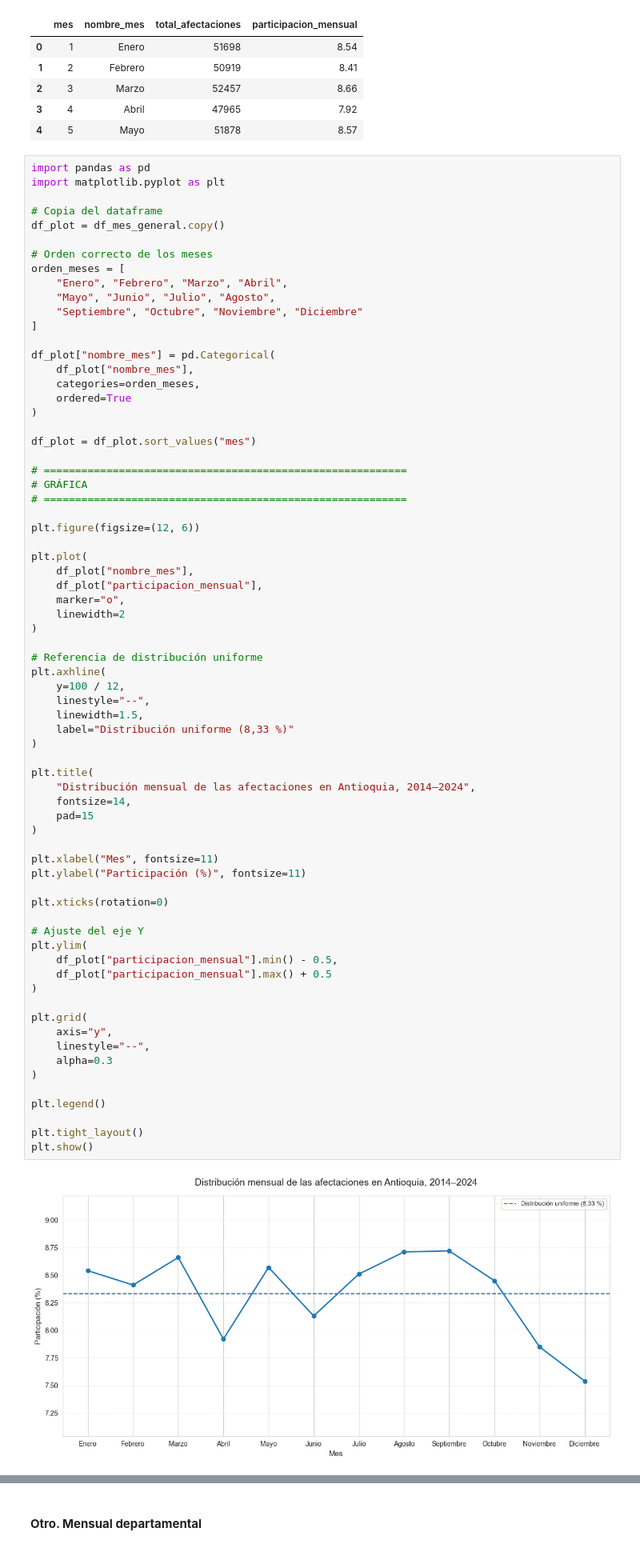
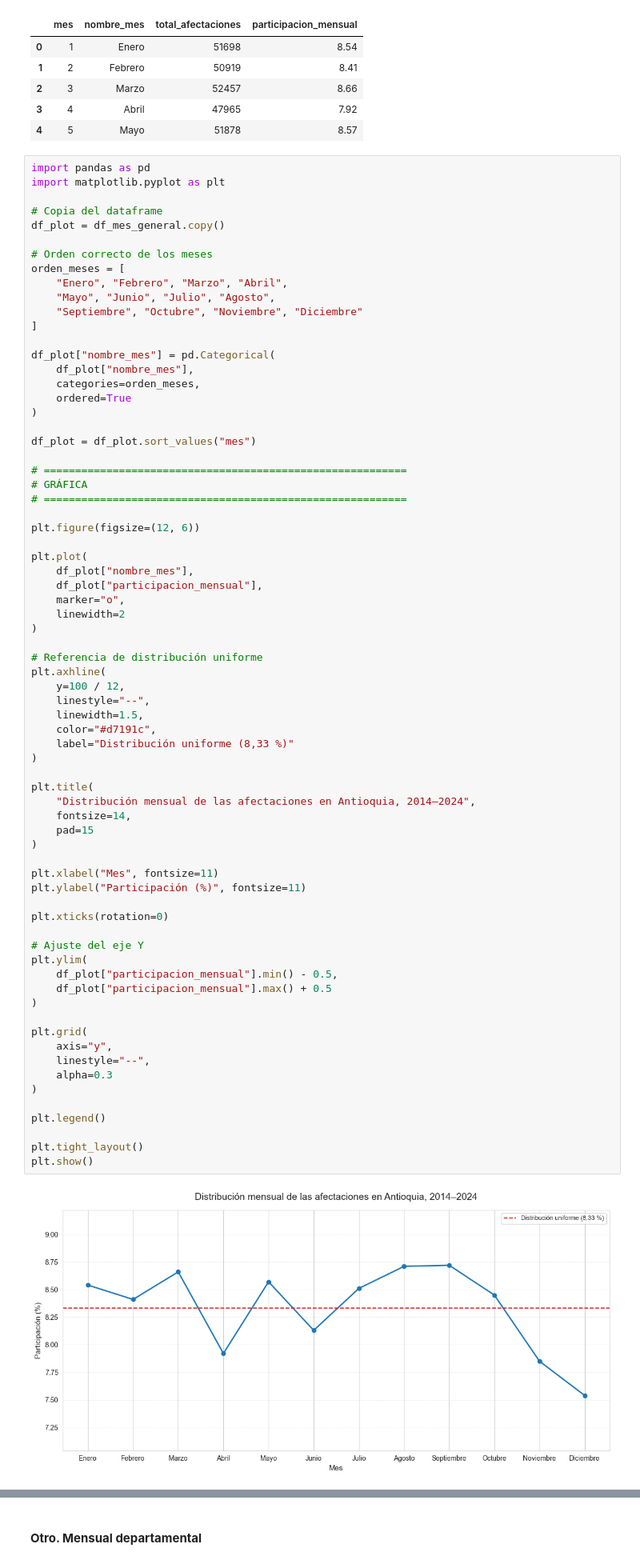
Before and after one commit to SaraBalbin/DW_Analisis_Criminalidad_Colombia, a Jupyter notebook: 05_Analisis_temporal.ipynb, the cells around one changed output, grey strips where cells are left out. Shown at 80% size. Saved outputs shown, nothing was run; the diff lists cells and outputs as text.

```diff
--- a/05_Analisis_temporal.ipynb
+++ b/05_Analisis_temporal.ipynb
@@ -728,36 +728,37 @@ plt.axhline(
     y=100 / 12,
     linestyle="--",
     linewidth=1.5,
+    color="#d7191c",
     label="Distribución uniforme (8,33 %)"
 )
 
 plt.title(
     "Distribución mensual de las afectaciones en Antioquia, 2014–2024",
     fontsize=14,
     pad=15
 )
 
 plt.xlabel("Mes", fontsize=11)
 plt.ylabel("Participación (%)", fontsize=11)
 
 plt.xticks(rotation=0)
 
 # Ajuste del eje Y
 plt.ylim(
     df_plot["participacion_mensual"].min() - 0.5,
     df_plot["participacion_mensual"].max() + 0.5
 )
 
 plt.grid(
     axis="y",
     linestyle="--",
     alpha=0.3
 )
 
 plt.legend()
 
 plt.tight_layout()
 plt.show()
 # %% [output]
-[figure, old version]
+[figure, new version]
 # %% [markdown]
```
Also changed, not shown: parts of 7 cells of this notebook.
